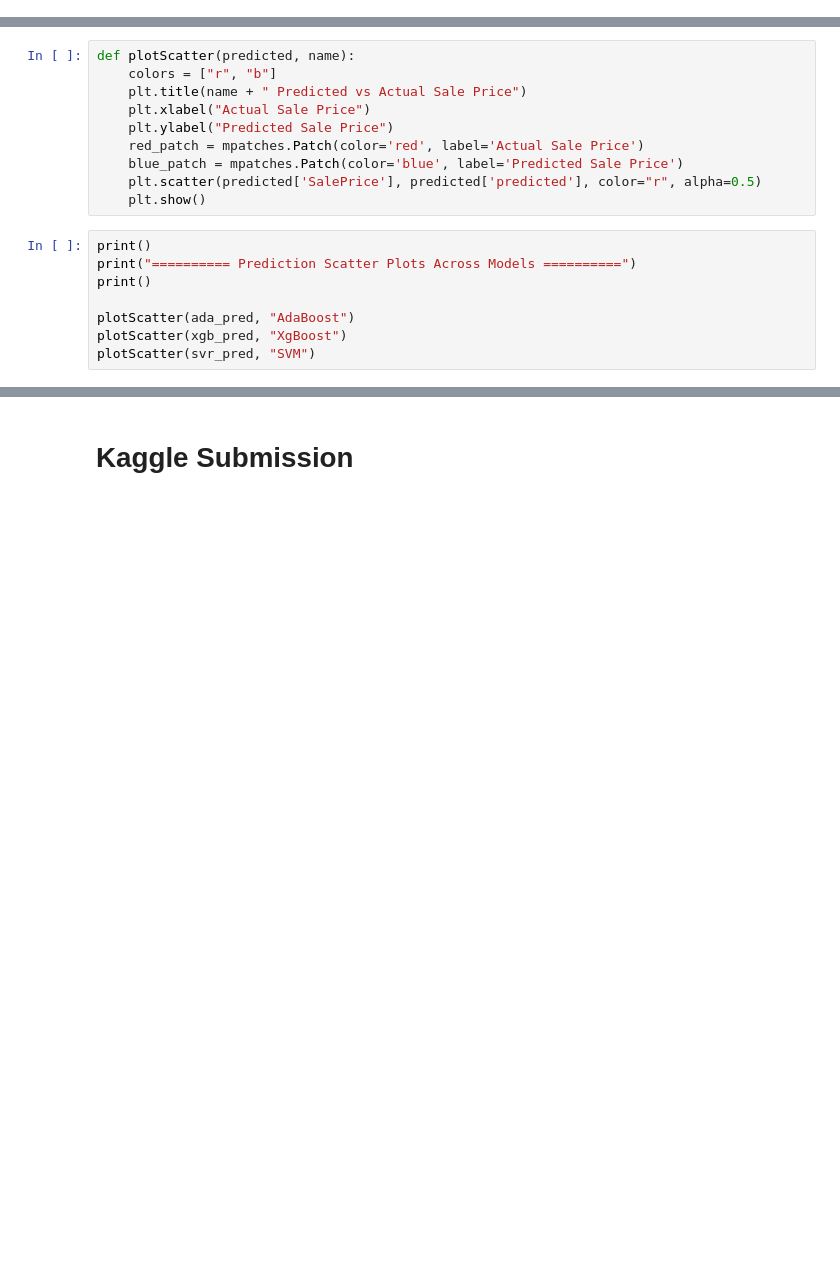
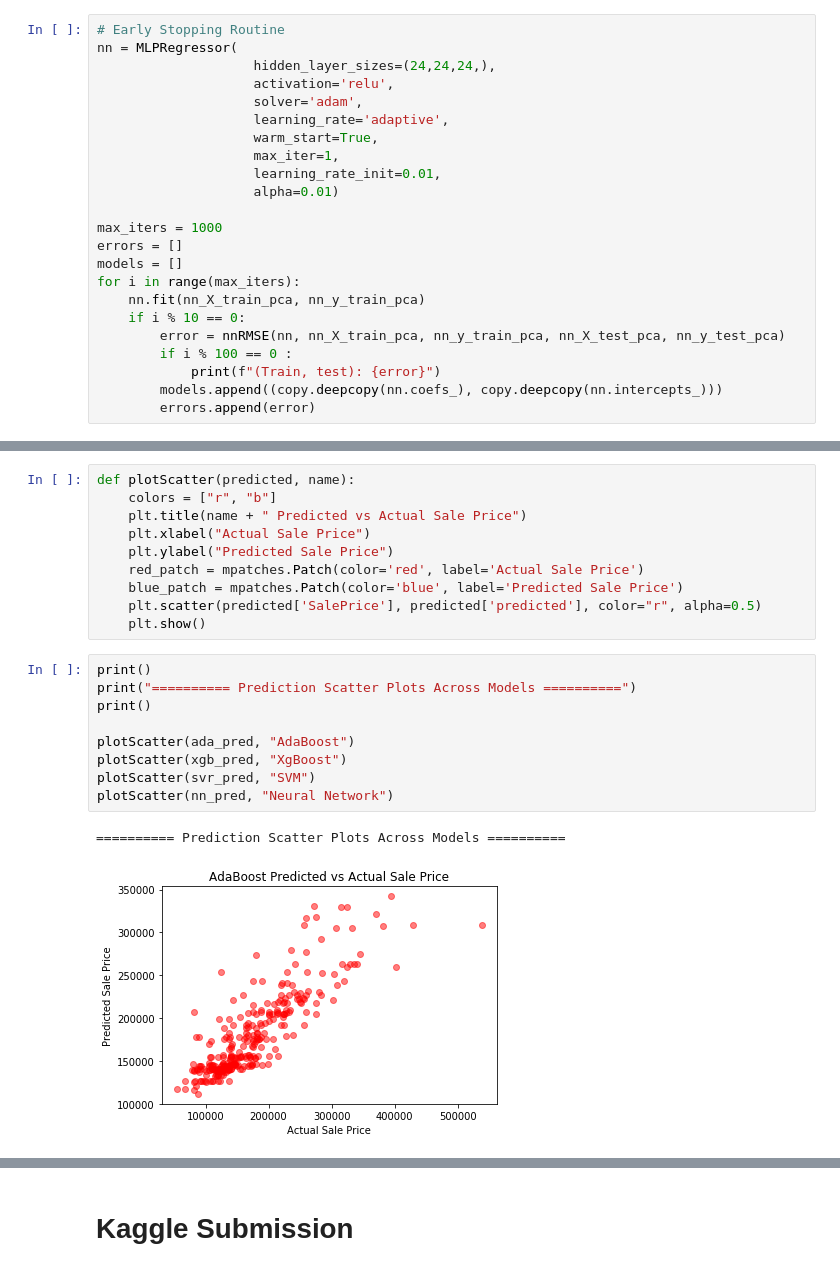
Before and after one commit to rsirosh/Predicting-Housing-Prices-CS373, a Jupyter notebook: clean merged with master.ipynb, the cells around one changed output, grey strips where cells are left out. Saved outputs shown, nothing was run; the diff lists cells and outputs as text; blank space fills up the shorter version.

```diff
--- a/clean merged with master.ipynb
+++ b/clean merged with master.ipynb
@@ -283,0 +377,23 @@ svr_pred.head()
+# %%
+# Early Stopping Routine
+nn = MLPRegressor(
+                    hidden_layer_sizes=(24,24,24,),
+                    activation='relu',
+                    solver='adam',
+                    learning_rate='adaptive',
+                    warm_start=True,
+                    max_iter=1,
+                    learning_rate_init=0.01,
+                    alpha=0.01)
+
+max_iters = 1000
+errors = []
+models = []
+for i in range(max_iters):
+    nn.fit(nn_X_train_pca, nn_y_train_pca)
+    if i % 10 == 0:
+        error = nnRMSE(nn, nn_X_train_pca, nn_y_train_pca, nn_X_test_pca, nn_y_test_pca)
+        if i % 100 == 0 :
+            print(f"(Train, test): {error}")
+        models.append((copy.deepcopy(nn.coefs_), copy.deepcopy(nn.intercepts_)))
+        errors.append(error)
@@ -296,8 +461,12 @@ def plotScatter(predicted, name):
 # %%
 print()
 print("========== Prediction Scatter Plots Across Models ==========")
 print()
 
 plotScatter(ada_pred, "AdaBoost")
 plotScatter(xgb_pred, "XgBoost")
 plotScatter(svr_pred, "SVM")
+plotScatter(nn_pred, "Neural Network")
+# %% [output]
+========== Prediction Scatter Plots Across Models ==========
+[figure, added]
```
Also changed, not shown: parts of 13 cells of this notebook.
